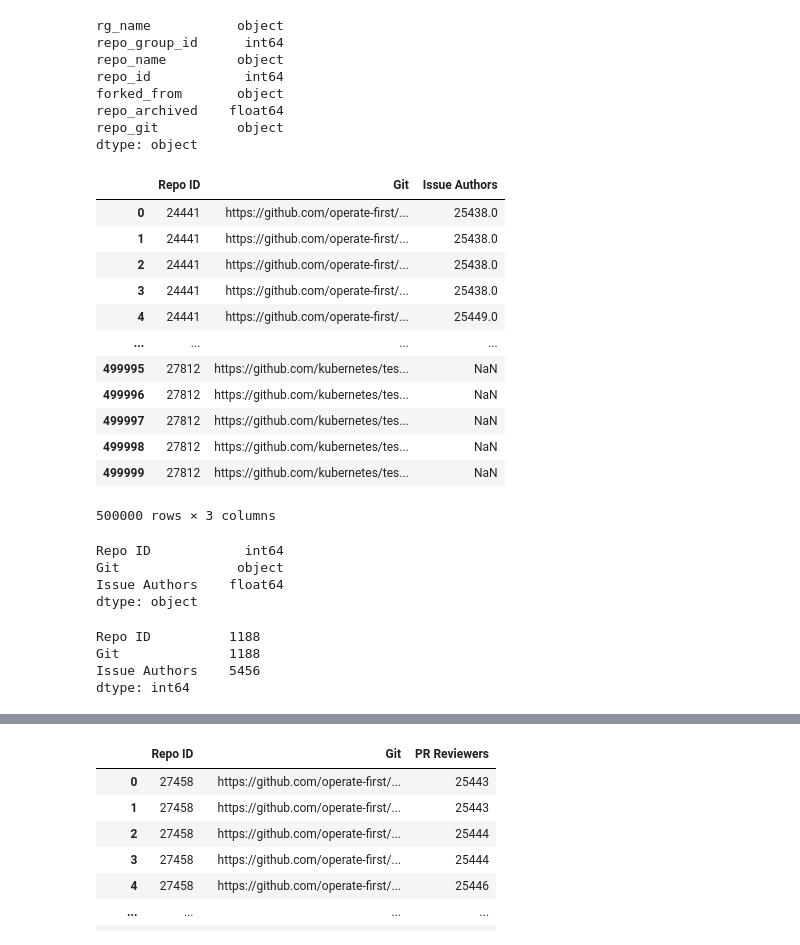
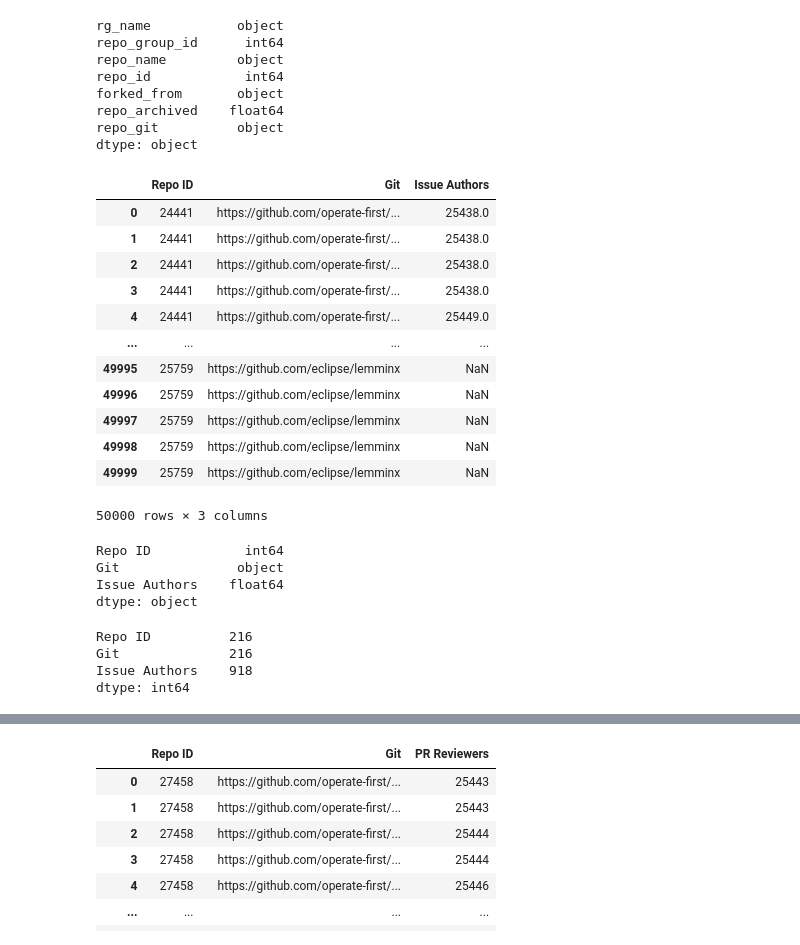
Before and after one commit to hemajv/sandiego, a Jupyter notebook: notebooks/contributors_per_repo.ipynb, the cells around one changed output, grey strips where cells are left out. Drawn from its saved outputs; the diff is of its cells as text; code cells hidden in the pictures.

```diff
--- a/notebooks/contributors_per_repo.ipynb
+++ b/notebooks/contributors_per_repo.ipynb
@@ -71,35 +71,35 @@ dtype: object
 # %%
 issue_contrib = pd.DataFrame()
 repo_query = salc.sql.text(f"""
             SET SCHEMA 'augur_data';
             SELECT r.repo_id,
             r.repo_git,
             i.cntrb_id
             FROM
             repo r, issues i
              WHERE
             i.repo_id = r.repo_id
-            limit 500000
+            limit 50000
     """)
 issue_contrib = pd.read_sql(repo_query, con=engine)
 issue_contrib.columns =['Repo ID', 'Git', 'Issue Authors']
 
 display(issue_contrib)
 issue_contrib.dtypes
 # %% [output]
 |  | Repo ID | Git | Issue Authors |
 | 0 | 24441 | https://github.com/operate-first/... | 25438.0 |
 | 1 | 24441 | https://github.com/operate-first/... | 25438.0 |
 | 2 | 24441 | https://github.com/operate-first/... | 25438.0 |
 | 3 | 24441 | https://github.com/operate-first/... | 25438.0 |
 | 4 | 24441 | https://github.com/operate-first/... | 25449.0 |
 | ... | ... | ... | ... |
-| 499995 | 27812 | https://github.com/kubernetes/tes... | NaN |
-| 499996 | 27812 | https://github.com/kubernetes/tes... | NaN |
-| 499997 | 27812 | https://github.com/kubernetes/tes... | NaN |
-| 499998 | 27812 | https://github.com/kubernetes/tes... | NaN |
-| 499999 | 27812 | https://github.com/kubernetes/tes... | NaN |
+| 49995 | 25759 | https://github.com/eclipse/lemminx | NaN |
+| 49996 | 25759 | https://github.com/eclipse/lemminx | NaN |
+| 49997 | 25759 | https://github.com/eclipse/lemminx | NaN |
+| 49998 | 25759 | https://github.com/eclipse/lemminx | NaN |
+| 49999 | 25759 | https://github.com/eclipse/lemminx | NaN |
-500000 rows × 3 columns
+50000 rows × 3 columns
 Repo ID            int64
 Git               object
 Issue Authors    float64
@@ -107,9 +107,9 @@ dtype: object
 # %%
 issue_contrib.nunique()
 # %% [output]
-Repo ID          1188
-Git              1188
-Issue Authors    5456
+Repo ID          216
+Git              216
+Issue Authors    918
 dtype: int64
 # %%
 pr_contrib = pd.DataFrame()
```
Also changed, not shown: parts of 31 cells of this notebook.
